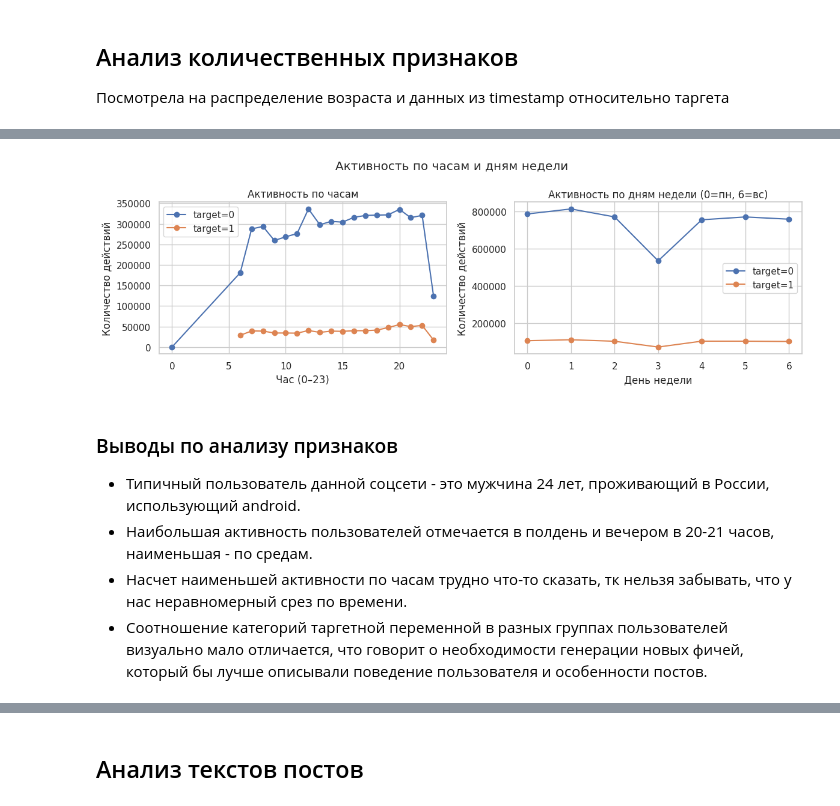
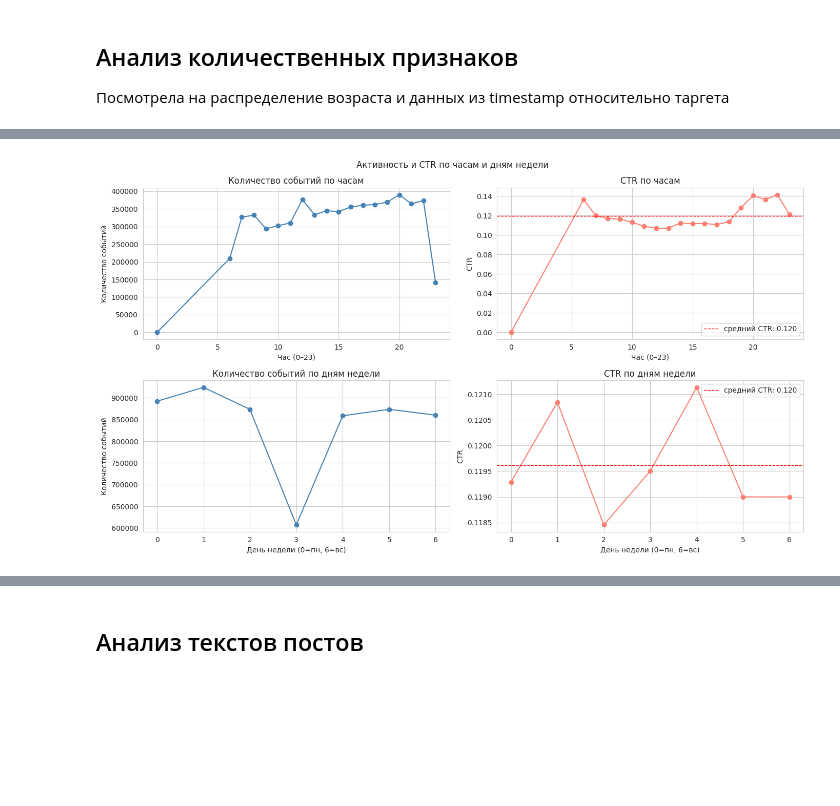
Before and after one commit to nadushaem/RecSys_START_ML_karpov_courses, a Jupyter notebook: start-ml-final-project-eda.ipynb, the cells around one changed output, grey strips where cells are left out. Cells and saved outputs as stored; diff of their text form; code cells hidden in the pictures; blank space fills up the shorter version.

```diff
--- a/start-ml-final-project-eda.ipynb
+++ b/start-ml-final-project-eda.ipynb
@@ -267,37 +255,40 @@ plt.show()
-# %%
-# активность по часам и дням недели с разделением по таргету
-
-# группировка по часу и таргету
-hour_target = df.groupby(['hour', 'target']).size().reset_index(name='count')
-# группировка по дню недели и таргету
-dow_target = df.groupby(['dayofweek', 'target']).size().reset_index(name='count')
-
-fig3, (ax5, ax6) = plt.subplots(1, 2, figsize=(12, 4))
-fig3.suptitle('Активность по часам и дням недели')
-
-for t in df['target'].unique():
-    data_h = hour_target[hour_target['target'] == t]
-    ax5.plot(data_h['hour'], data_h['count'], marker='o', label=f'target={t}')
-ax5.set_title('Активность по часам')
-ax5.set_xlabel('Час (0–23)')
-ax5.set_ylabel('Количество действий')
-ax5.legend()
-
-for t in df['target'].unique():
-    data_d = dow_target[dow_target['target'] == t]
-    ax6.plot(data_d['dayofweek'], data_d['count'], marker='o', label=f'target={t}')
-ax6.set_title('Активность по дням недели (0=пн, 6=вс)')
-ax6.set_xlabel('День недели')
-ax6.set_ylabel('Количество действий')
-ax6.legend()
-
-plt.tight_layout()
-plt.show()
-# %% [output]
-[figure, removed]
-# %% [markdown]
-### Выводы по анализу признаков
-- Типичный пользователь данной соцсети - это мужчина 24 лет, проживающий в России, использующий android.
-- Наибольшая активность пользователей отмечается в полдень и вечером в 20-21 часов, наименьшая - по средам.
-- Насчет наименьшей активности по часам трудно что-то сказать, тк нельзя забывать, что у нас неравномерный срез по времени.
-- Соотношение категорий таргетной переменной в разных группах пользователей визуально мало отличается, что говорит о необходимости генерации новых фичей, который бы лучше описывали поведение пользователя и особенности постов.
+# %%
+# активность (все события) и ctr по часам и дням недели
+
+hour_activity = df.groupby('hour').size()
+hour_ctr = df.groupby('hour')['target'].mean()
+
+dow_activity = df.groupby('dayofweek').size()
+dow_ctr = df.groupby('dayofweek')['target'].mean()
+
+fig, axes = plt.subplots(2, 2, figsize=(14, 8))
+fig.suptitle('Активность и CTR по часам и дням недели')
+
+axes[0, 0].plot(hour_activity.index, hour_activity.values, marker='o', color='steelblue')
+axes[0, 0].set_title('Количество событий по часам')
+axes[0, 0].set_xlabel('Час (0–23)')
+axes[0, 0].set_ylabel('Количество событий')
+
+axes[0, 1].plot(hour_ctr.index, hour_ctr.values, marker='o', color='salmon')
+axes[0, 1].axhline(overall_ctr, color='red', linestyle='--', linewidth=1, label=f'средний CTR: {overall_ctr:.3f}')
+axes[0, 1].set_title('CTR по часам')
+axes[0, 1].set_xlabel('Час (0–23)')
+axes[0, 1].set_ylabel('CTR')
+axes[0, 1].legend()
+
+axes[1, 0].plot(dow_activity.index, dow_activity.values, marker='o', color='steelblue')
+axes[1, 0].set_title('Количество событий по дням недели')
+axes[1, 0].set_xlabel('День недели (0=пн, 6=вс)')
+axes[1, 0].set_ylabel('Количество событий')
+
+axes[1, 1].plot(dow_ctr.index, dow_ctr.values, marker='o', color='salmon')
+axes[1, 1].axhline(overall_ctr, color='red', linestyle='--', linewidth=1, label=f'средний CTR: {overall_ctr:.3f}')
+axes[1, 1].set_title('CTR по дням недели')
+axes[1, 1].set_xlabel('День недели (0=пн, 6=вс)')
+axes[1, 1].set_ylabel('CTR')
+axes[1, 1].legend()
+
+plt.tight_layout()
+plt.show()
+# %% [output]
+[figure, added]
```
Also changed, not shown: parts of 14 cells of this notebook.
